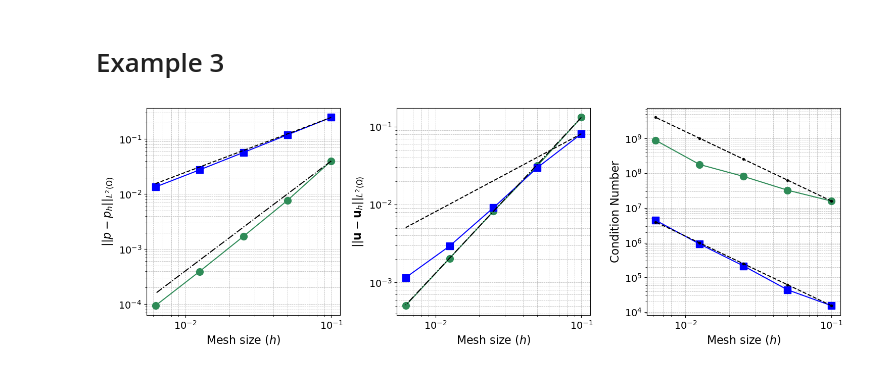
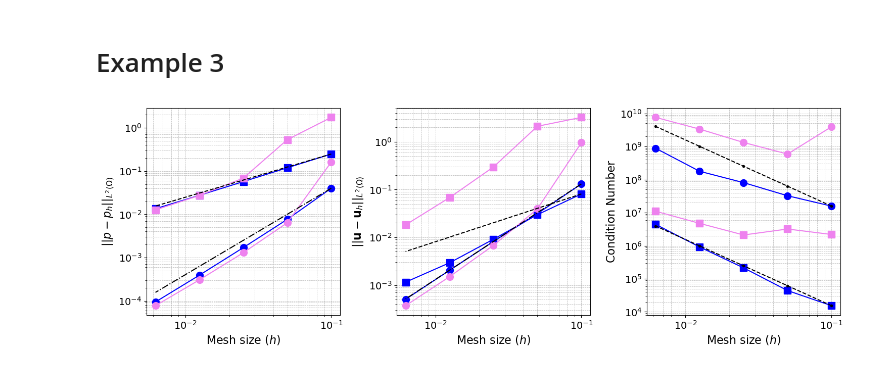
Before and after one commit to tensorFan/CutFEM-fork, a Jupyter notebook: cpp/mainFiles/plotting.ipynb, the cells around one changed output. Cells and saved outputs as stored; diff of their text form; code cells hidden in the pictures.

```diff
--- a/cpp/mainFiles/plotting.ipynb
+++ b/cpp/mainFiles/plotting.ipynb
@@ -312,12 +723,14 @@ fig_legend.savefig("/home/darth/Dropbox/KTH/ConservationCutFEM_Darcy/article_fic
 # %%
 # Defining the data explicitly (set 1 = RT1, set 2 = RT0)
 h = np.array([0.1, 0.05, 0.025, 0.0125, 0.00625])
-err_p_set_RT1 = np.array([0.0400641  ,
+err_p_set_RT1 = np.array([
+0.0400641  ,
 0.00765454 ,
 0.00170109 ,
 0.000391128,
 9.39409e-05])
-err_u_set_RT1 = np.array([0.131384  ,
+err_u_set_RT1 = np.array([
+0.131384   ,
 0.0314019  ,
 0.00819939 ,
 0.00203868 ,
@@ -329,12 +742,33 @@ cond_nums_set_RT1 = np.array([
 1.78E+08,
 8.83E+08])
 
-err_p_set_RT0 = np.array([0.248023,
+err_p_set_NitRT1 = np.array([
+0.161433   ,
+0.00638728 ,
+0.00129575 ,
+0.000304933,
+7.71801e-05])
+err_u_set_NitRT1 = np.array([
+0.959322   ,
+0.0395518  ,
+0.00681497 ,
+0.00149954 ,
+0.000371945])
+cond_nums_set_NitRT1 = np.array([
+3.952797e+09,
+5.911261e+08,
+1.325473e+09,
+3.353338e+09,
+7.595145e+09])
+
+err_p_set_RT0 = np.array([
+0.248023 ,
 0.119173 ,
 0.0571338,
 0.0275079,
 0.0134853])
-err_u_set_RT0 = np.array([0.0809479 ,
+err_u_set_RT0 = np.array([
+0.0809479 ,
 0.0298523 ,
 0.00912636,
 0.00293264,
@@ -344,7 +778,26 @@ cond_nums_set_RT0 = np.array([
 4.40E+04,
 2.14E+05,
 9.14E+05,
-4.41E+06])  # Replace with actual values
+4.41E+06])
+
+err_p_set_NitRT0 = np.array([
+1.74437  ,
+0.532988 ,
+0.0688646,
+0.02731  ,
+0.0126493])
+err_u_set_NitRT0 = np.array([
+3.24344   ,
+2.1133    ,
+0.297407  ,
+0.0678913 ,
+0.0182167 ])
+cond_nums_set_NitRT0 = np.array([
+2.187157e+06,
+3.198227e+06,
+2.111475e+06,
+4.736240e+06,
+1.103079e+07])
 
 # Constants for reference lines
 C_h2_set_RT1 = err_p_set_RT1[0] / h[0]**2
@@ -368,8 +821,10 @@ fig, axs = plt.subplots(1, 3, figsize=(15, 5))
 mksize = 10
 
 # Plot for error in p
-axs[0].loglog(h, err_p_set_RT1, 'o-', color='seagreen', label='$\\mathbf{RT}_1$', markersize=mksize)
+axs[0].loglog(h, err_p_set_RT1, 'o-', color='blue', label='$\\mathbf{RT}_1$', markersize=mksize)
 axs[0].loglog(h, err_p_set_RT0, 's-', color='blue', label='$\\mathbf{RT}_0$', markersize=mksize)
+axs[0].loglog(h, err_p_set_NitRT1, 'o-', color='violet', label='$\\mathbf{RT}_1$ Nitsche', markersize=mksize)
+axs[0].loglog(h, err_p_set_NitRT0, 's-', color='violet', label='$\\mathbf{RT}_0$ Nitsche', markersize=mksize)
 axs[0].loglog(h, ref_line_h2_set_RT1, 'k-.', label='$O(h^2)$')
 axs[0].loglog(h, ref_line_h_set_RT0, 'k--', label='$O(h)$')
 axs[0].set_xlabel('Mesh size ($h$)', fontsize=16)
@@ -378,33 +833,37 @@ axs[0].grid(True, which="both", linestyle='--', linewidth=0.5)
 axs[0].tick_params(axis='both', labelsize=14)
 
 # Plot for error in u
-axs[1].loglog(h, err_u_set_RT1, 'o-', color='seagreen', markersize=mksize)
+axs[1].loglog(h, err_u_set_RT1, 'o-', color='blue', markersize=mksize)
 axs[1].loglog(h, err_u_set_RT0, 's-', color='blue', markersize=mksize)
+axs[1].loglog(h, err_u_set_NitRT1, 'o-', color='violet', markersize=mksize)
+axs[1].loglog(h, err_u_set_NitRT0, 's-', color='violet', markersize=mksize)
 axs[1].loglog(h, ref_line_h2_set_RT0, 'k-.')
 axs[1].loglog(h, ref_line_h_u, 'k--')
 axs[1].set_xlabel('Mesh size ($h$)', fontsize=16)
 axs[1].set_ylabel('$||\\mathbf{u}-\\mathbf{u}_h||_{L^2(\\Omega)}$', fontsize=16)
 axs[1].grid(True, which="both", linestyle='--', linewidth=0.5)
 axs[1].tick_params(axis='both', labelsize=14)
 
 # Plot for condition numbers
-axs[2].loglog(h, cond_nums_set_RT1, 'o-', color='seagreen', label='$\\mathbf{RT}_1$', markersize=mksize)
+axs[2].loglog(h, cond_nums_set_RT1, 'o-', color='blue', label='$\\mathbf{RT}_1$', markersize=mksize)
 axs[2].loglog(h, cond_nums_set_RT0, 's-', color='blue', label='$\\mathbf{RT}_0$', markersize=mksize)
+axs[2].loglog(h, cond_nums_set_NitRT1, 'o-', color='violet', label='$\\mathbf{RT}_1$ Nitsche', markersize=mksize)
+axs[2].loglog(h, cond_nums_set_NitRT0, 's-', color='violet', label='$\\mathbf{RT}_0$ Nitsche', markersize=mksize)
 axs[2].loglog(h, ref_line_h_inv_2_set_RT1, 'k--.', label='$O(h^{-2})$ (set 1)')
 axs[2].loglog(h, ref_line_h_inv_2_set_RT0, 'k--.', label='$O(h^{-2})$ (set 2)')
 axs[2].set_xlabel('Mesh size ($h$)', fontsize=16)
 axs[2].set_ylabel('Condition Number', fontsize=16)
 axs[2].grid(True, which="both", linestyle='--', linewidth=0.5)
 axs[2].tick_params(axis='both', labelsize=14)
 
 # Adjusting layout
 plt.tight_layout()
 plt.subplots_adjust(bottom=0.15)
 
 # Show the plots
 # plt.show()
 
 # Saving the plots to a PDF file
 plt.savefig("/home/darth/Dropbox/KTH/ConservationCutFEM_Darcy/article_fictitious_domain/3field_symmetric_version/figure/example3/convergence_all.pdf", format='pdf')
 # %% [output]
-[figure, old version]
+[figure, new version]
```
Also changed, not shown: parts of 22 cells of this notebook, 50 other files.
